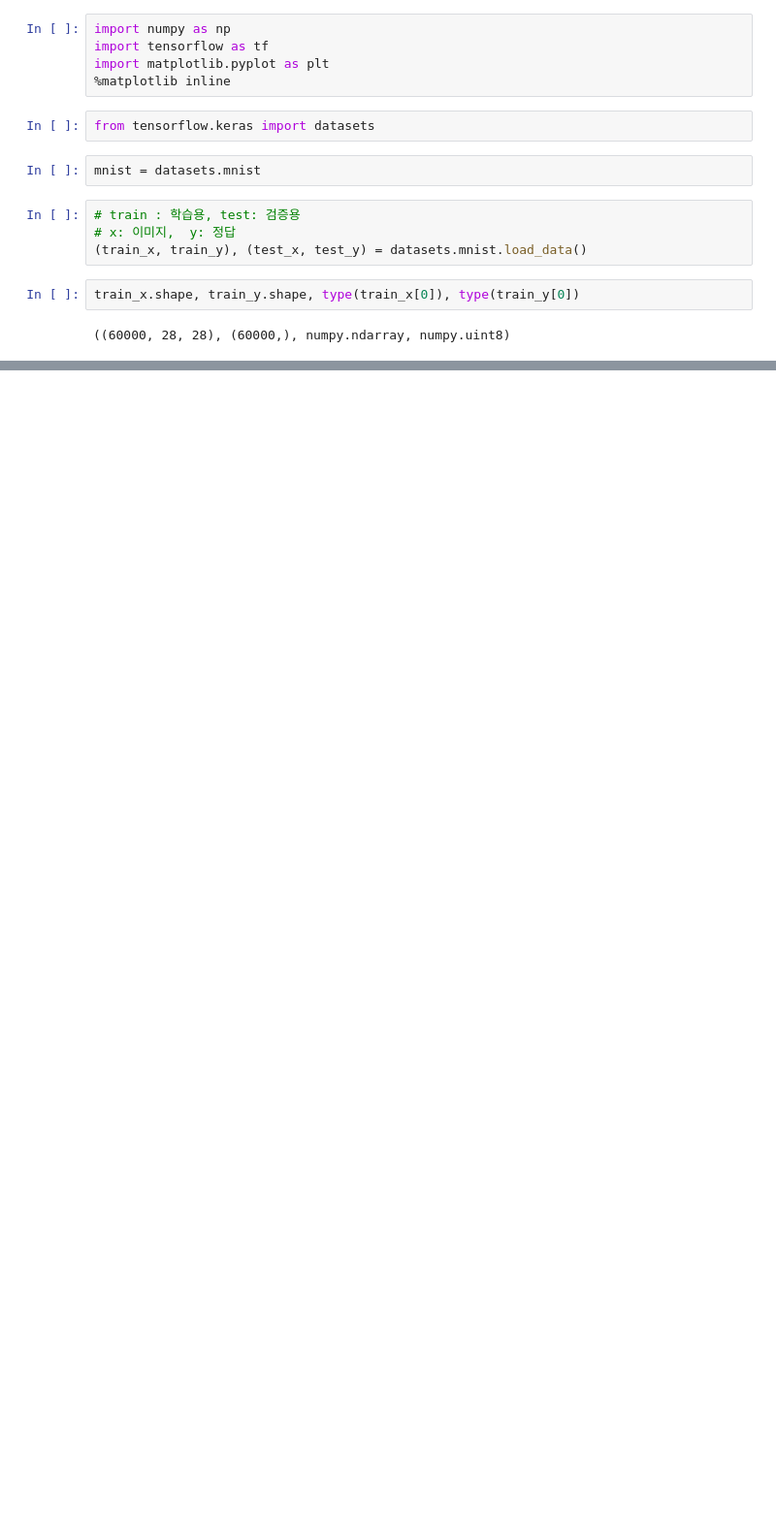
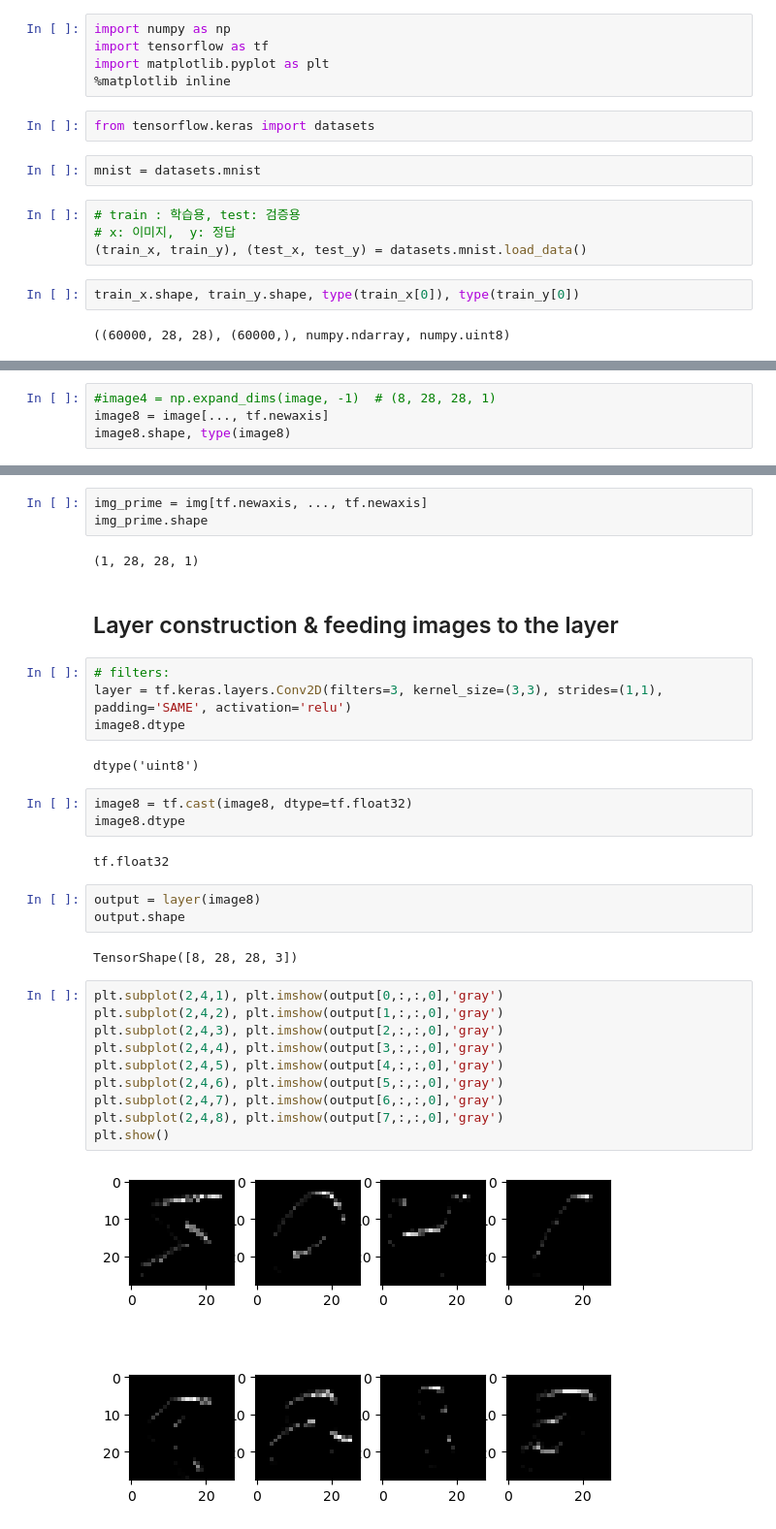
Before and after one commit to dgh06175/ai-study, a Jupyter notebook: deep-learning/5월7일.ipynb, the cells around one changed output, grey strips where cells are left out. Shown at 97% size. Drawn from its saved outputs; the diff is of its cells as text; blank space fills up the shorter version.

```diff
--- a/deep-learning/5월7일.ipynb
+++ b/deep-learning/5월7일.ipynb
@@ -28,0 +32,4 @@ train_y[0]
+# %%
+#image4 = np.expand_dims(image, -1)  # (8, 28, 28, 1)
+image8 = image[..., tf.newaxis]
+image8.shape, type(image8)
@@ -28,0 +43,35 @@ train_y[0]
+# %%
+img_prime = img[tf.newaxis, ..., tf.newaxis]
+img_prime.shape
+# %% [output]
+(1, 28, 28, 1)
+# %% [markdown]
+## Layer construction & feeding images to the layer
+# %%
+# filters:
+layer = tf.keras.layers.Conv2D(filters=3, kernel_size=(3,3), strides=(1,1), padding='SAME', activation='relu')
+image8.dtype
+# %% [output]
+dtype('uint8')
+# %%
+image8 = tf.cast(image8, dtype=tf.float32)
+image8.dtype
+# %% [output]
+tf.float32
+# %%
+output = layer(image8)
+output.shape
+# %% [output]
+TensorShape([8, 28, 28, 3])
+# %%
+plt.subplot(2,4,1), plt.imshow(output[0,:,:,0],'gray')
+plt.subplot(2,4,2), plt.imshow(output[1,:,:,0],'gray')
+plt.subplot(2,4,3), plt.imshow(output[2,:,:,0],'gray')
+plt.subplot(2,4,4), plt.imshow(output[3,:,:,0],'gray')
+plt.subplot(2,4,5), plt.imshow(output[4,:,:,0],'gray')
+plt.subplot(2,4,6), plt.imshow(output[5,:,:,0],'gray')
+plt.subplot(2,4,7), plt.imshow(output[6,:,:,0],'gray')
+plt.subplot(2,4,8), plt.imshow(output[7,:,:,0],'gray')
+plt.show()
+# %% [output]
+[figure, added]
```
Also changed, not shown: parts of 14 cells of this notebook.
